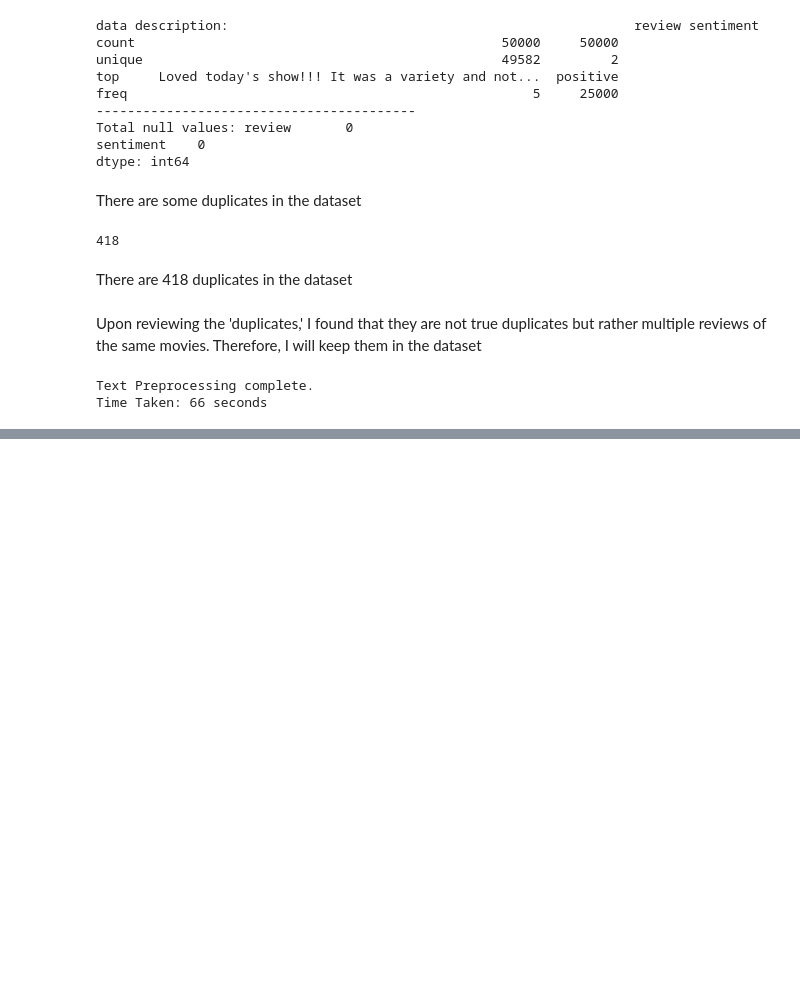
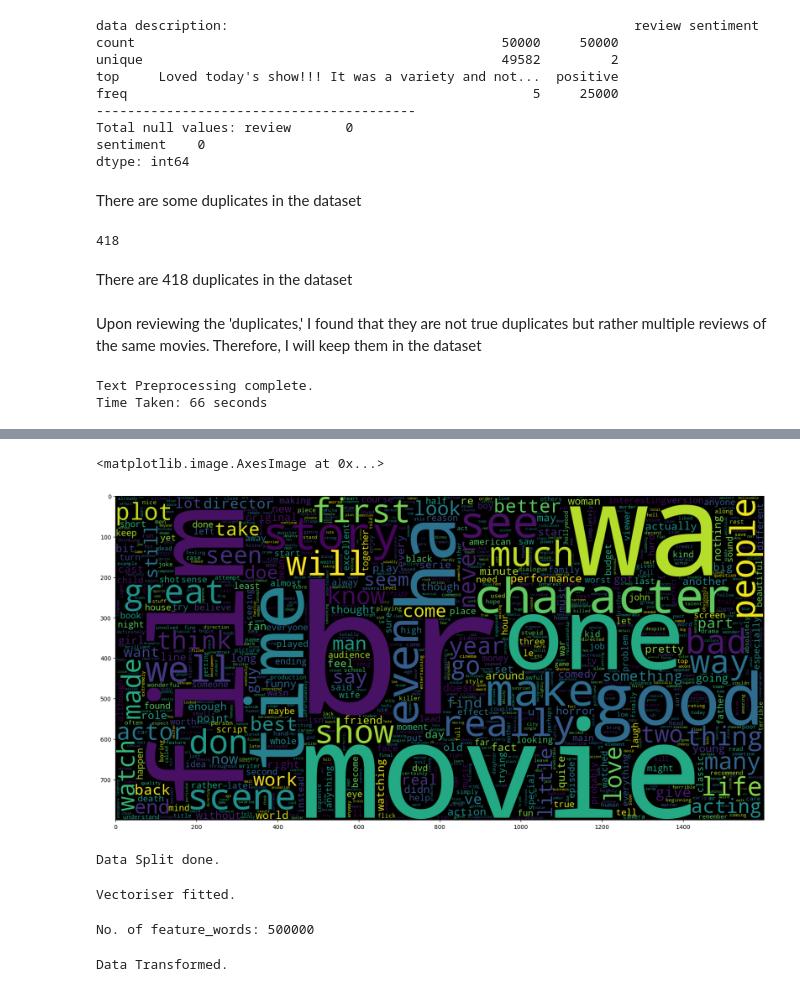
Before and after one commit to etimbukafia/sentiment_analysis, a Jupyter notebook: sentiment.ipynb, the cells around one changed output, grey strips where cells are left out. Drawn from its saved outputs; the diff is of its cells as text; code cells hidden in the pictures; blank space fills up the shorter version.

Commit message:
sentiment analysis notebook

```diff
--- a/sentiment.ipynb
+++ b/sentiment.ipynb
@@ -170,0 +171,32 @@ plt.imshow(wc)
+# %%
+data_pos = processedtext[:25000]
+plt.figure(figsize = (20,20))
+wc = WordCloud(max_words = 1000 , width = 1600 , height = 800,
+               collocations=False).generate(" ".join(data_pos))
+plt.imshow(wc)
+# %% [output]
+<matplotlib.image.AxesImage at 0x...>
+[figure, added]
+# %%
+X_train, X_test, y_train, y_test = train_test_split(processedtext, sentiment,
+                                                    test_size = 0.05, random_state = 0)
+print(f'Data Split done.')
+# %% [output]
+Data Split done.
+# %%
+vectoriser = TfidfVectorizer(ngram_range=(1,3), max_features=500000)
+vectoriser.fit(X_train)
+print(f'Vectoriser fitted.')
+# %% [output]
+Vectoriser fitted.
+# %%
+feature_names = vectoriser.get_feature_names_out()
+print('No. of feature_words:', len(feature_names))
+# %% [output]
+No. of feature_words: 500000
+# %%
+X_train = vectoriser.transform(X_train)
+X_test  = vectoriser.transform(X_test)
+print(f'Data Transformed.')
+# %% [output]
+Data Transformed.
```
Also changed, not shown: parts of 8 cells of this notebook.
